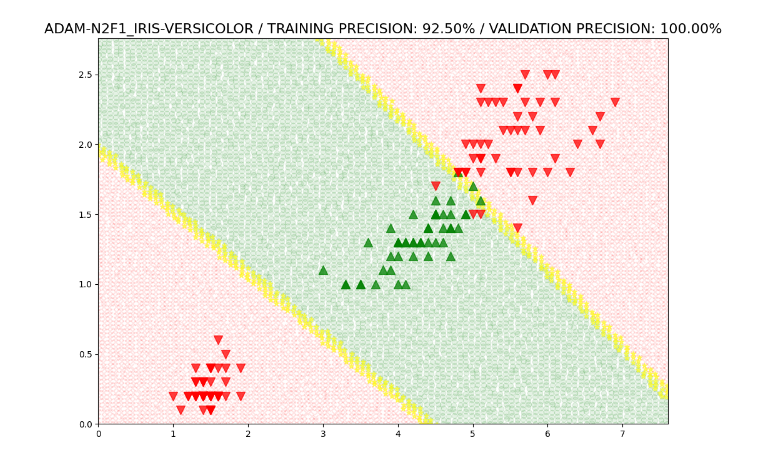
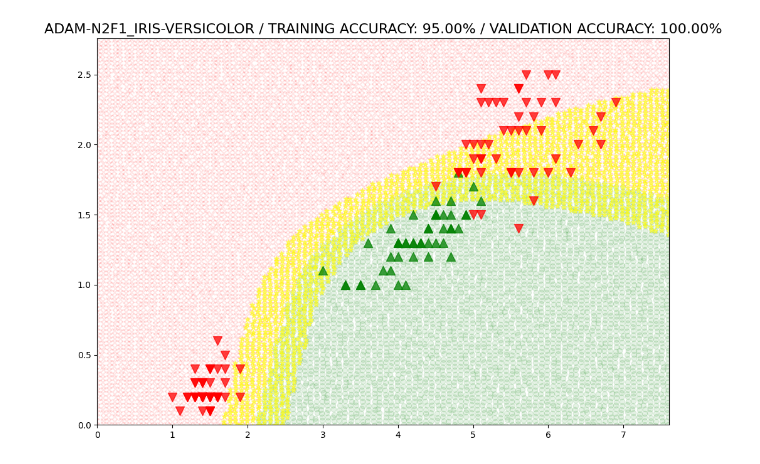
Before and after one commit to Slaxis/infnet-nn, a Jupyter notebook: notebooks/classification/iris_nn_hyperparameter_half_learning.ipynb, the cells around one changed output. Saved outputs shown, nothing was run; the diff lists cells and outputs as text; code cells hidden in the pictures.

```diff
--- a/notebooks/classification/iris_nn_hyperparameter_half_learning.ipynb
+++ b/notebooks/classification/iris_nn_hyperparameter_half_learning.ipynb
@@ -243,0 +281,6 @@ df_results.sort_values(by=[f'val_{metric_name}', metric_name, 'neurons'], ascend
+# %%
+# AGGREGATE BY NEURONS AND OPTIMIZER
+df_results_agg = df_results.groupby(['neurons', 'optimizer_name']).agg({f'val_{my_metric}': ['mean', 'std', 'min', 'max']}).reset_index()
+df_results_agg.columns = ['neurons', 'optimizer_name', 'mean', 'std', 'min', 'max']
+df_results_agg = df_results_agg.sort_values(by=['min', 'neurons'], ascending=[False, True])
+df_results_agg
@@ -243,0 +293,5 @@ df_results.sort_values(by=[f'val_{metric_name}', metric_name, 'neurons'], ascend
+# %%
+best_hyperconfig = df_results_agg.iloc[0]
+best_neurons = int(best_hyperconfig['neurons'])
+best_optimizer_name = best_hyperconfig['optimizer_name']
+best_hyperconfig
@@ -244,8 +306,11 @@ df_results.sort_values(by=[f'val_{metric_name}', metric_name, 'neurons'], ascend
 # %%
-best_row = df_results.sort_values(by=[f'val_{metric_name}', metric_name, 'neurons'], ascending=[False, False, True]).head(1)
-best_net_name = best_row['model_name'].values[0]
-best_optimizer = best_row['optimizer'].values[0]
-best_net = best_row['net'].values[0]
-best_neurons = best_row['neurons'].values[0]
-best_metric = best_row[metric_name].values[0]
-best_metric_val = best_row[val_metric_name].values[0]
+best_rows = df_results[(df_results.neurons == best_neurons) & (df_results.optimizer_name == best_optimizer_name)]
+best_net_name = best_rows['model_name'].values[0]
+best_optimizer = best_rows['optimizer'].values[0]
+best_net = best_rows['net'].values[0]
+best_neurons = best_rows['neurons'].values[0]
+best_metric = best_rows[my_metric].values[0]
+best_metric_val = best_rows[val_metric_name].values[0]
+best_history = best_rows['history'].values[0]
+
+best_rows
@@ -266,6 +356,6 @@ X_g = numpy.array(list(itertools.product(x0_grid, x1_grid)))
 X_g[:, 0] += x0_jitter*numpy.random.randn(X_g.shape[0])
 X_g[:, 1] += x1_jitter*numpy.random.randn(X_g.shape[0])
 X_g_scaled = X_scaler.transform(X_g)
-Y_g = best_net.predict(X_g_scaled)
-Y_est = (best_net.predict(X_scaled) > class_threshold).astype(int)
+Y_g = best_net.predict(X_g_scaled, verbose=0)
+Y_est = (best_net.predict(X_scaled, verbose=0) > class_threshold).astype(int)
 t_error, t_statistic = best_net.evaluate(X_scaled, Y, verbose=0)
@@ -275,19 +362,19 @@ t_error, t_statistic = best_net.evaluate(X_scaled, Y, verbose=0)
 # %%
 # CLASSIFICATION FIGURE
 height = 8
 fig = pyplot.figure(figsize=(height/0.68, height))
 ax = fig.add_subplot(111)
 # PLOT CLASS REGION
 ix_class_region = Y_g.reshape(-1) > class_threshold
 ix_class_points = Y.reshape(-1) == 1
 ix_surface = (Y_g.reshape(-1) >= class_threshold - little_delta) &  (Y_g.reshape(-1) <= class_threshold + little_delta)
 _ = ax.scatter(X_g[ix_class_region, 0], X_g[ix_class_region, 1], marker='o', color='green', alpha=0.1)
 _ = ax.scatter(X_g[~ix_class_region, 0], X_g[~ix_class_region, 1], marker='x', color='red', alpha=0.1)
 _ = ax.scatter(X_g[ix_surface, 0], X_g[ix_surface, 1], marker='*', color='yellow', alpha=0.5)
 _ = ax.scatter(X[ix_class_points, 0], X[ix_class_points, 1], marker='^', color='green', alpha=0.75, s=100)
 _ = ax.scatter(X[~ix_class_points, 0], X[~ix_class_points, 1], marker='v', color='red', alpha=0.75, s=100)
 _ = ax.set_xlim([0.0, X_g[:, 0].max()])
 _ = ax.set_ylim([0.0, X_g[:, 1].max()])
-_ = ax.set_title('{} / training {}: {:.2f}% / validation {}: {:.2f}%'.format(best_net_name, metric_name, 100.0*best_metric, metric_name,100.0*best_metric_val).upper(), size=16)
+_ = ax.set_title('{} / training {}: {:.2f}% / validation {}: {:.2f}%'.format(best_net_name, my_metric, 100.0*best_metric, my_metric,100.0*best_metric_val).upper(), size=16)
 # %% [output]
-[figure, old version]
+[figure, new version]
```
Also changed, not shown: parts of 13 cells of this notebook, 1 other file.
